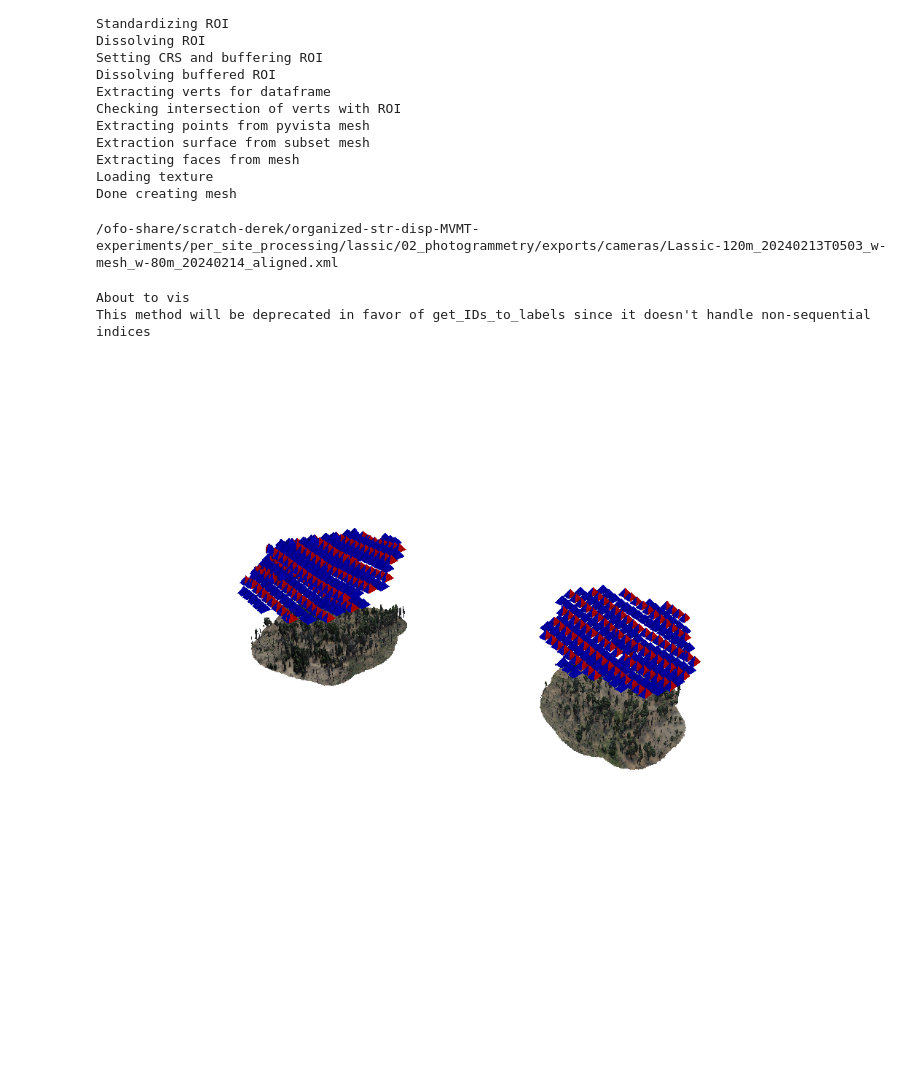
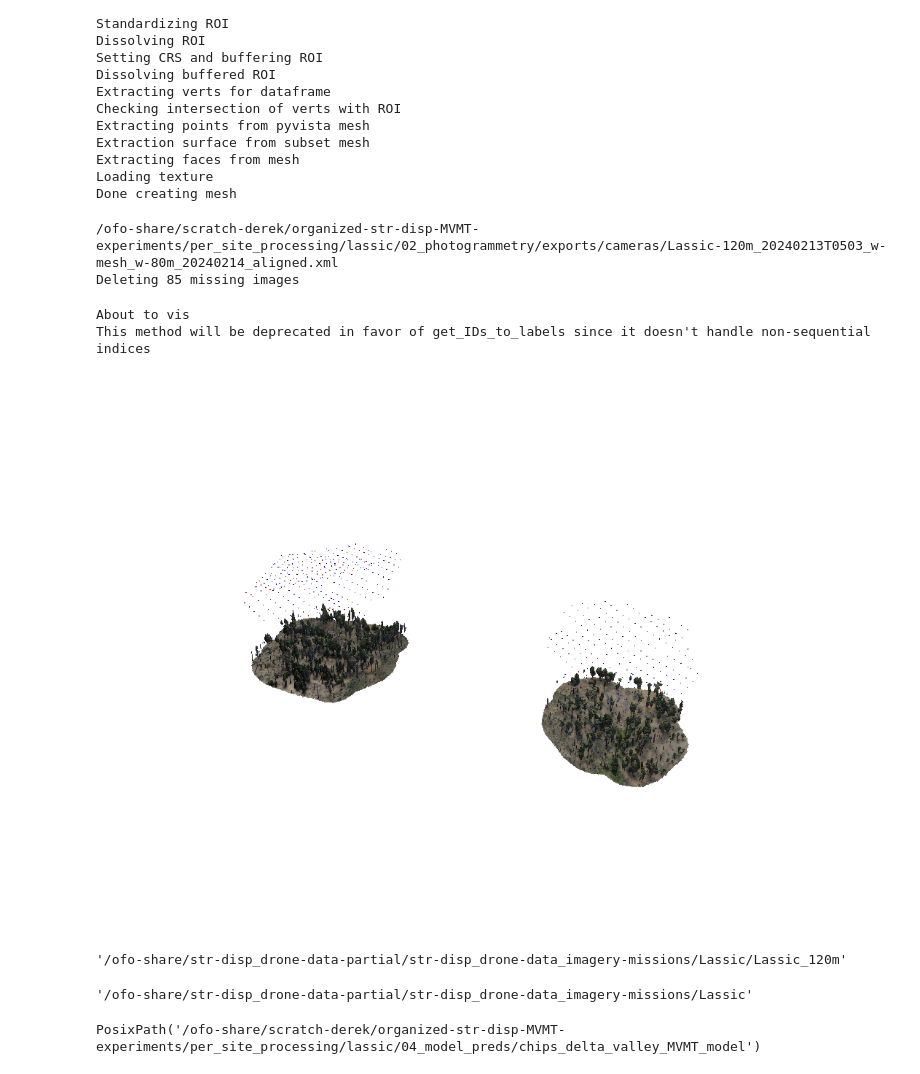
Before and after one commit to russelldj/str-disp-experiments, a Jupyter notebook: scripts/MVMT/4_aggregation/4_aggregate_lassic.ipynb, the cells around one changed output. Drawn from its saved outputs; the diff is of its cells as text; code cells hidden in the pictures; blank space fills up the shorter version.

```diff
--- a/scripts/MVMT/4_aggregation/4_aggregate_lassic.ipynb
+++ b/scripts/MVMT/4_aggregation/4_aggregate_lassic.ipynb
@@ -71,23 +69,28 @@ Done creating mesh
 # %%
 IMAGE_FOLDER = get_image_folder(PREDICTION_SITE_NAME)
 OBLIQUE_IMAGES_FOLDER = get_oblique_images_folder(PREDICTION_SITE_NAME)
 
 # Create camera set
 print(CAMERAS_FILENAME)
-camera_set = MetashapeCameraSet(CAMERAS_FILENAME, IMAGE_FOLDER)
+camera_set = MetashapeCameraSet(CAMERAS_FILENAME, IMAGE_FOLDER, validate_images=True)
 # Extract cameras near the training data
 training_camera_set = camera_set.get_subset_ROI(
     ROI=LABELS_FILENAME, buffer_radius_meters=BUFFER_RADIUS_METERS
 )
 training_camera_set = training_camera_set.get_cameras_in_folder(OBLIQUE_IMAGES_FOLDER)
 print("About to vis")
 # %%
 mesh.vis(camera_set=training_camera_set, force_xvfb=True)
 # %% [output]
 /ofo-share/scratch-derek/organized-str-disp-MVMT-experiments/per_site_processing/lassic/02_photogrammetry/exports/cameras/Lassic-120m_20240213T0503_w-mesh_w-80m_20240214_aligned.xml
+Deleting 85 missing images
 About to vis
 This method will be deprecated in favor of get_IDs_to_labels since it doesn't handle non-sequential indices
-[figure, old version]
+[figure, new version]
+# %%
+OBLIQUE_IMAGES_FOLDER
+# %% [output]
+'/ofo-share/str-disp_drone-data-partial/str-disp_drone-data_imagery-missions/Lassic/Lassic_120m'
 # %%
 PREDICTIONS_FOLDER = get_prediction_folder(
     prediction_site=PREDICTION_SITE_NAME, training_sites=TRAINING_SITES, is_ortho=False
@@ -107,6 +110,14 @@ aggregated_face_labels, _, _ = mesh.aggregate_viewpoints_pytorch3d(
     segmentor_camera_set,
     image_scale=AGGREGATE_IMAGE_SCALE,
 )
+# %%
+IMAGE_FOLDER
+# %% [output]
+'/ofo-share/str-disp_drone-data-partial/str-disp_drone-data_imagery-missions/Lassic'
+# %%
+PREDICTIONS_FOLDER
+# %% [output]
+PosixPath('/ofo-share/scratch-derek/organized-str-disp-MVMT-experiments/per_site_processing/lassic/04_model_preds/chips_delta_valley_MVMT_model')
 # %%
 DTM_FILE = get_DTM_filename(PREDICTION_SITE_NAME)
 NUMPY_EXPORT_FACES_TEXTURE_FILE = get_numpy_export_faces_texture_filename(PREDICTION_SITE_NAME, training_sites=TRAINING_SITES)
```
Also changed, not shown: parts of 2 cells of this notebook, 15 other files.
